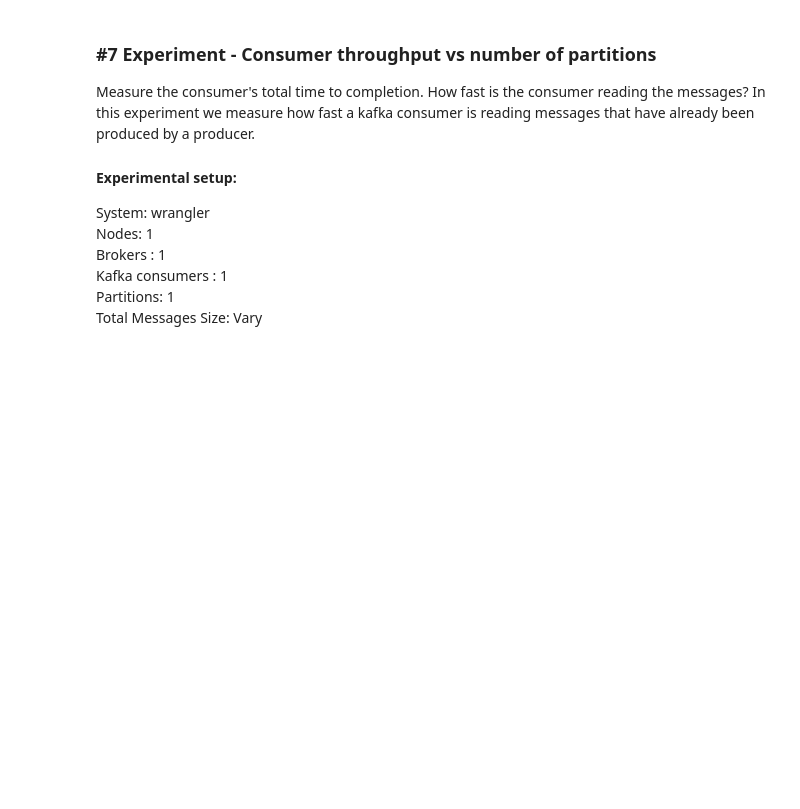
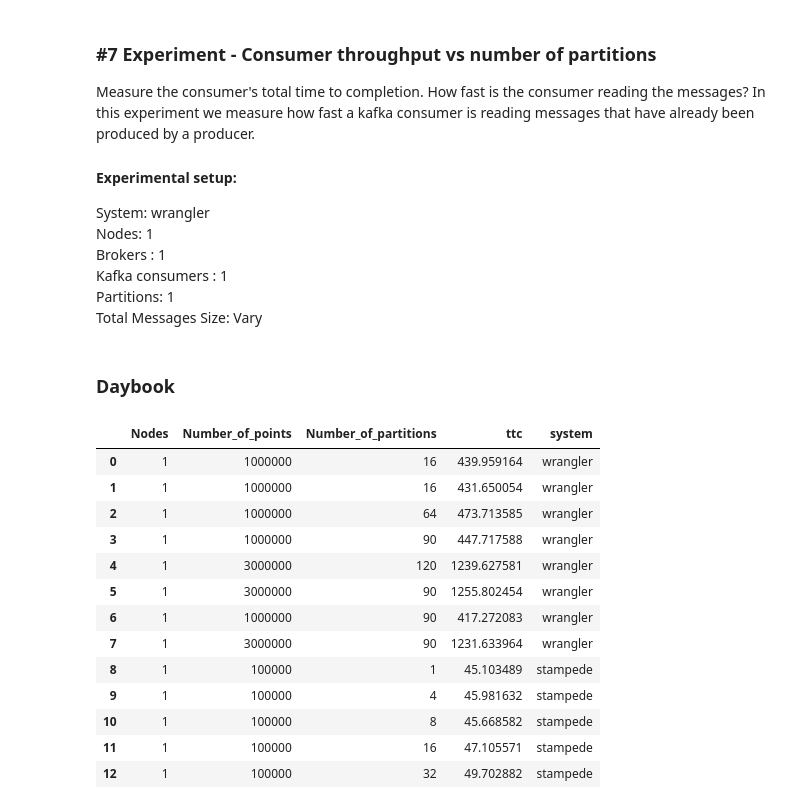
Before and after one commit to radical-experiments/midas_exps, a Jupyter notebook: streaming/kafka_producer_throughput/Report_Friday_24_May_2017.ipynb, the cells around one changed output. Saved outputs shown, nothing was run; the diff lists cells and outputs as text; code cells hidden in the pictures; blank space fills up the shorter version.

```diff
--- a/streaming/kafka_producer_throughput/Report_Friday_24_May_2017.ipynb
+++ b/streaming/kafka_producer_throughput/Report_Friday_24_May_2017.ipynb
@@ -182,3 +182,23 @@ Brokers : 1  <br>
 Kafka consumers : 1 <br>
 Partitions: 1 <br>
 Total Messages Size: Vary <br>
+# %% [markdown]
+### Daybook
+# %%
+test_data = pd.read_csv('kafka_producer_throughput_size_20.csv', skipinitialspace=True) #89 bytes
+test_data
+# %% [output]
+|  | Nodes | Number_of_points | Number_of_partitions | ttc | system |
+| 0 | 1 | 1000000 | 16 | 439.959164 | wrangler |
+| 1 | 1 | 1000000 | 16 | 431.650054 | wrangler |
+| 2 | 1 | 1000000 | 64 | 473.713585 | wrangler |
+| 3 | 1 | 1000000 | 90 | 447.717588 | wrangler |
+| 4 | 1 | 3000000 | 120 | 1239.627581 | wrangler |
+| 5 | 1 | 3000000 | 90 | 1255.802454 | wrangler |
+| 6 | 1 | 1000000 | 90 | 417.272083 | wrangler |
+| 7 | 1 | 3000000 | 90 | 1231.633964 | wrangler |
+| 8 | 1 | 100000 | 1 | 45.103489 | stampede |
+| 9 | 1 | 100000 | 4 | 45.981632 | stampede |
+| 10 | 1 | 100000 | 8 | 45.668582 | stampede |
+| 11 | 1 | 100000 | 16 | 47.105571 | stampede |
+| 12 | 1 | 100000 | 32 | 49.702882 | stampede |
```
Also changed, not shown: parts of 2 cells of this notebook.
